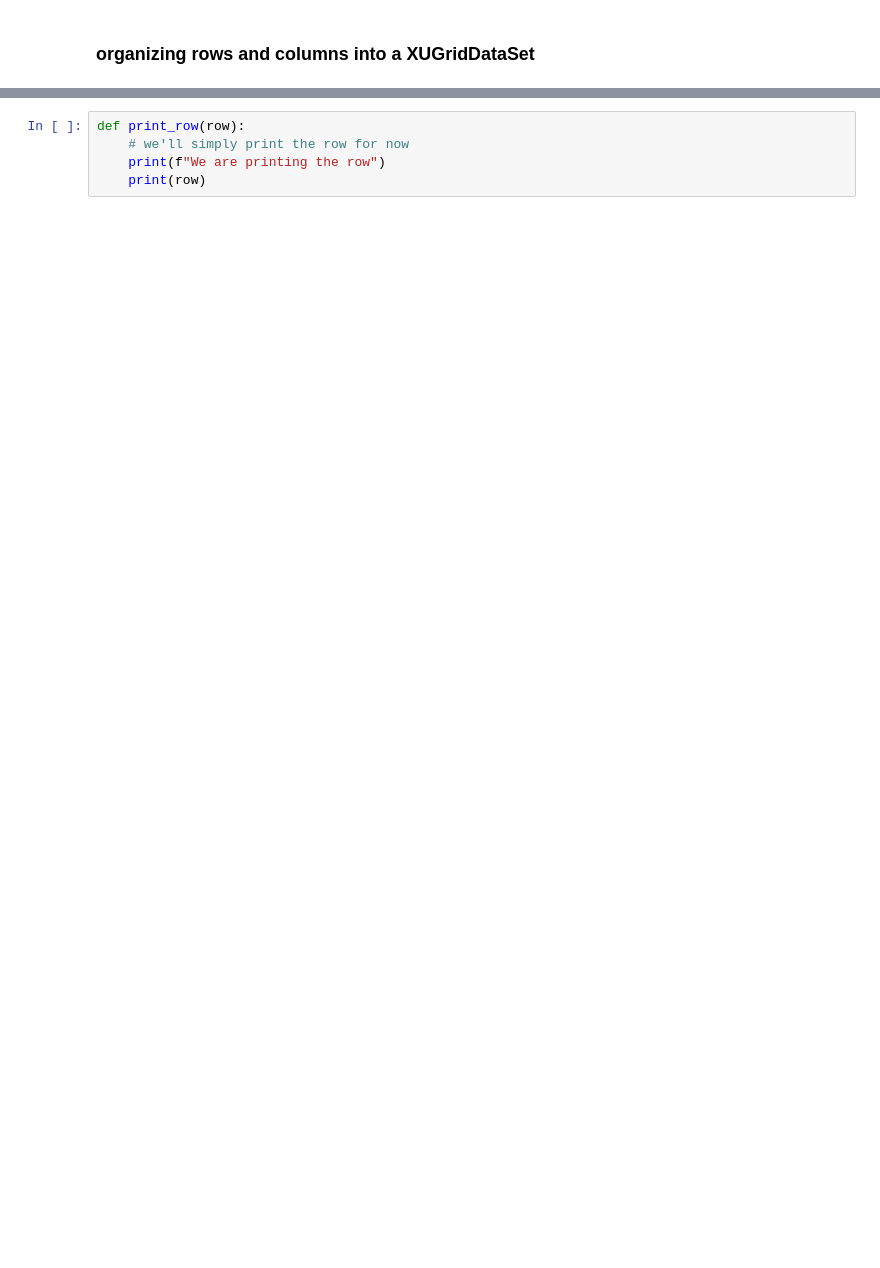
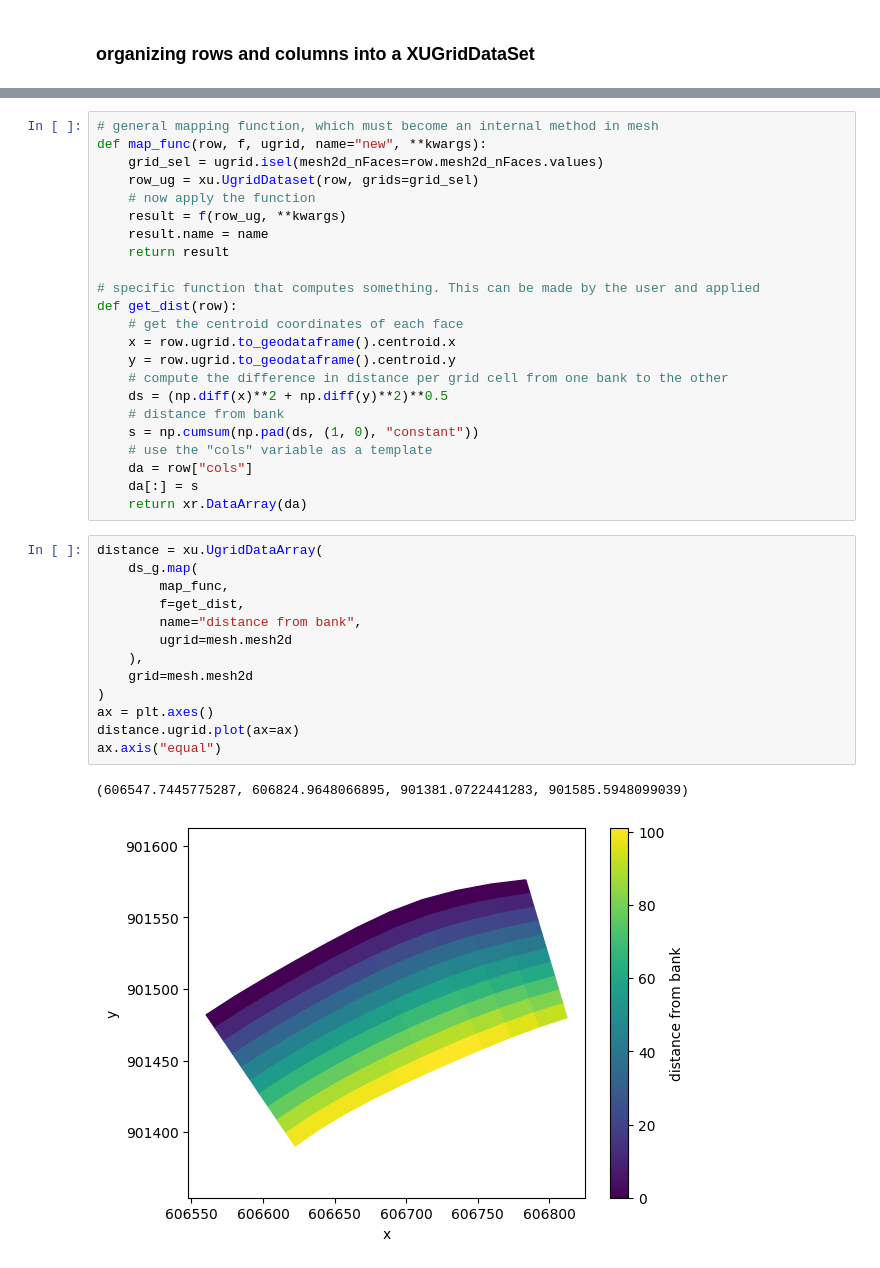
Before and after one commit to localdevices/ORProfile, a Jupyter notebook: notebooks/apply_profile.ipynb, the cells around one changed output, grey strips where cells are left out. Drawn from its saved outputs; the diff is of its cells as text; blank space fills up the shorter version.

```diff
--- a/notebooks/apply_profile.ipynb
+++ b/notebooks/apply_profile.ipynb
@@ -62,5 +124,39 @@ axs[1].set_title("row indexes")
 # %%
-def print_row(row):
-    # we'll simply print the row for now
-    print(f"We are printing the row")
-    print(row)
+# general mapping function, which must become an internal method in mesh
+def map_func(row, f, ugrid, name="new", **kwargs):
+    grid_sel = ugrid.isel(mesh2d_nFaces=row.mesh2d_nFaces.values)
+    row_ug = xu.UgridDataset(row, grids=grid_sel)
+    # now apply the function
+    result = f(row_ug, **kwargs)
+    result.name = name
+    return result
+
+# specific function that computes something. This can be made by the user and applied
+def get_dist(row):
+    # get the centroid coordinates of each face
+    x = row.ugrid.to_geodataframe().centroid.x
+    y = row.ugrid.to_geodataframe().centroid.y
+    # compute the difference in distance per grid cell from one bank to the other
+    ds = (np.diff(x)**2 + np.diff(y)**2)**0.5
+    # distance from bank
+    s = np.cumsum(np.pad(ds, (1, 0), "constant"))
+    # use the "cols" variable as a template
+    da = row["cols"]
+    da[:] = s
+    return xr.DataArray(da)
+# %%
+distance = xu.UgridDataArray(
+    ds_g.map(
+        map_func,
+        f=get_dist,
+        name="distance from bank",
+        ugrid=mesh.mesh2d
+    ),
+    grid=mesh.mesh2d
+)
+ax = plt.axes()
+distance.ugrid.plot(ax=ax)
+ax.axis("equal")
+# %% [output]
+(606547.7445775287, 606824.9648066895, 901381.0722441283, 901585.5948099039)
+[figure, added]
```
Also changed, not shown: parts of 9 cells of this notebook, 6 other files.
